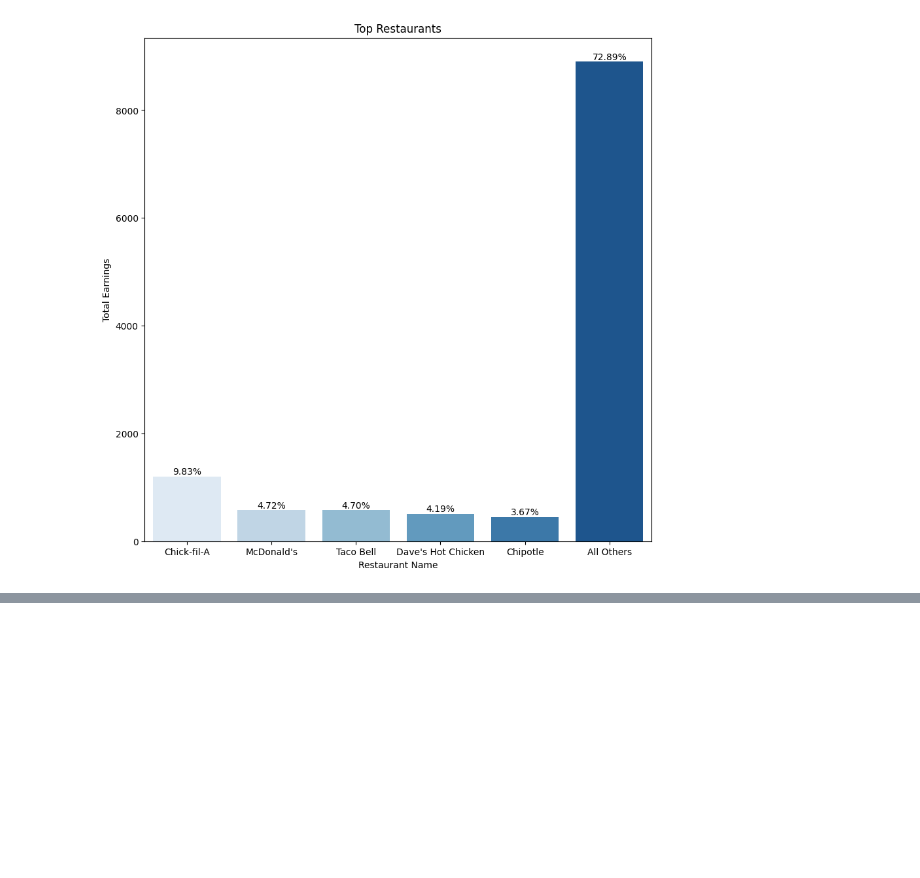
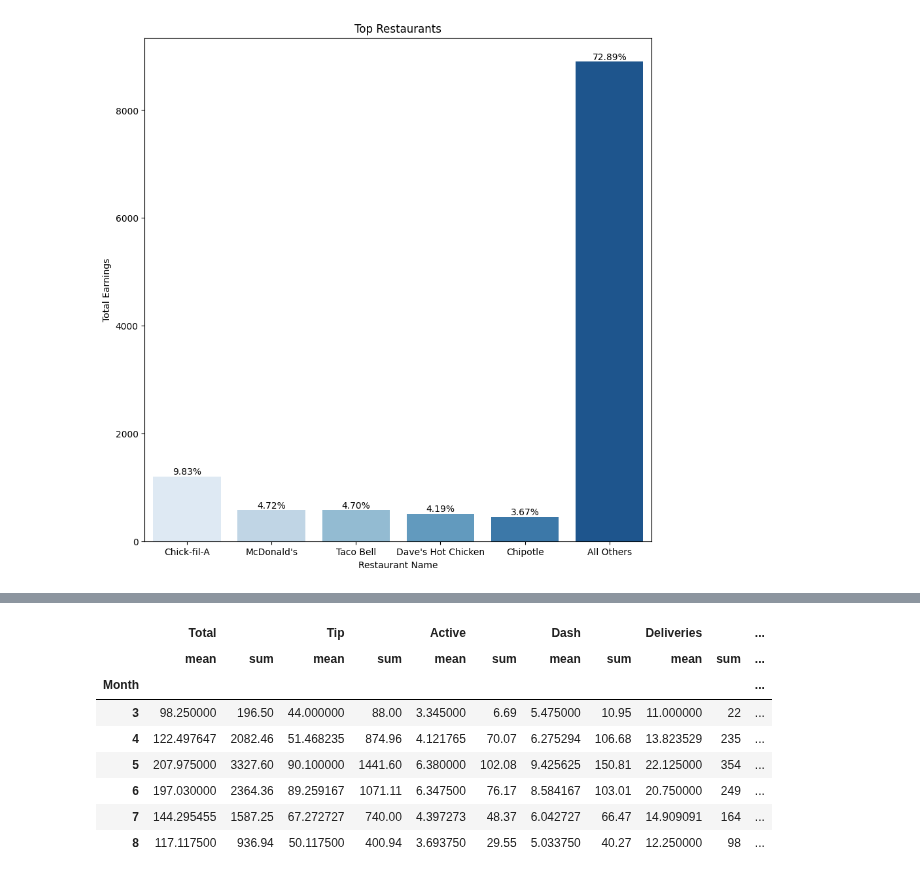
Before and after one commit to Crawford92/DeliveryData, a Jupyter notebook: stats.ipynb, the cells around one changed output, grey strips where cells are left out. Saved outputs shown, nothing was run; the diff lists cells and outputs as text; code cells hidden in the pictures; blank space fills up the shorter version.

```diff
--- a/stats.ipynb
+++ b/stats.ipynb
@@ -886,0 +864,31 @@ plt.close()
+# %%
+#sheets_DaysDF.columns
+tempDF = sheets_DaysDF.copy()
+#newList = []
+#tempDF.dtypes
+#tempDF.iloc[0]["Date"].month
+
+tempDF["Month"] = tempDF["Date"].dt.month
+#tempDF.head()
+tempDF = tempDF.groupby(["Month"]).agg({"Total": [np.mean, np.sum],
+                                        "Tip": [np.mean, np.sum],
+                                       "Active": [np.mean, np.sum],
+                                       "Dash": [np.mean, np.sum],
+                                       "Deliveries": [np.mean, np.sum],
+                                       "HourlyRate": [np.mean],
+                                       "ActiveMileage": [np.mean, np.sum],
+                                       # "Total Mileage": [np.mean, np.sum],
+                                       "Est Adj": [np.mean, np.sum]})
+tempDF
+
+#We need to convert - to 0 from Total Mileage values
+# %% [output]
+|  | Total |  | Tip |  | Active |  | Dash |  | Deliveries |  | ... |
+|  | mean | sum | mean | sum | mean | sum | mean | sum | mean | sum | ... |
+| Month |  |  |  |  |  |  |  |  |  |  | ... |
+| 3 | 98.250000 | 196.50 | 44.000000 | 88.00 | 3.345000 | 6.69 | 5.475000 | 10.95 | 11.000000 | 22 | ... |
+| 4 | 122.497647 | 2082.46 | 51.468235 | 874.96 | 4.121765 | 70.07 | 6.275294 | 106.68 | 13.823529 | 235 | ... |
+| 5 | 207.975000 | 3327.60 | 90.100000 | 1441.60 | 6.380000 | 102.08 | 9.425625 | 150.81 | 22.125000 | 354 | ... |
+| 6 | 197.030000 | 2364.36 | 89.259167 | 1071.11 | 6.347500 | 76.17 | 8.584167 | 103.01 | 20.750000 | 249 | ... |
+| 7 | 144.295455 | 1587.25 | 67.272727 | 740.00 | 4.397273 | 48.37 | 6.042727 | 66.47 | 14.909091 | 164 | ... |
+| 8 | 117.117500 | 936.94 | 50.117500 | 400.94 | 3.693750 | 29.55 | 5.033750 | 40.27 | 12.250000 | 98 | ... |
```
Also changed, not shown: parts of 11 cells of this notebook.
